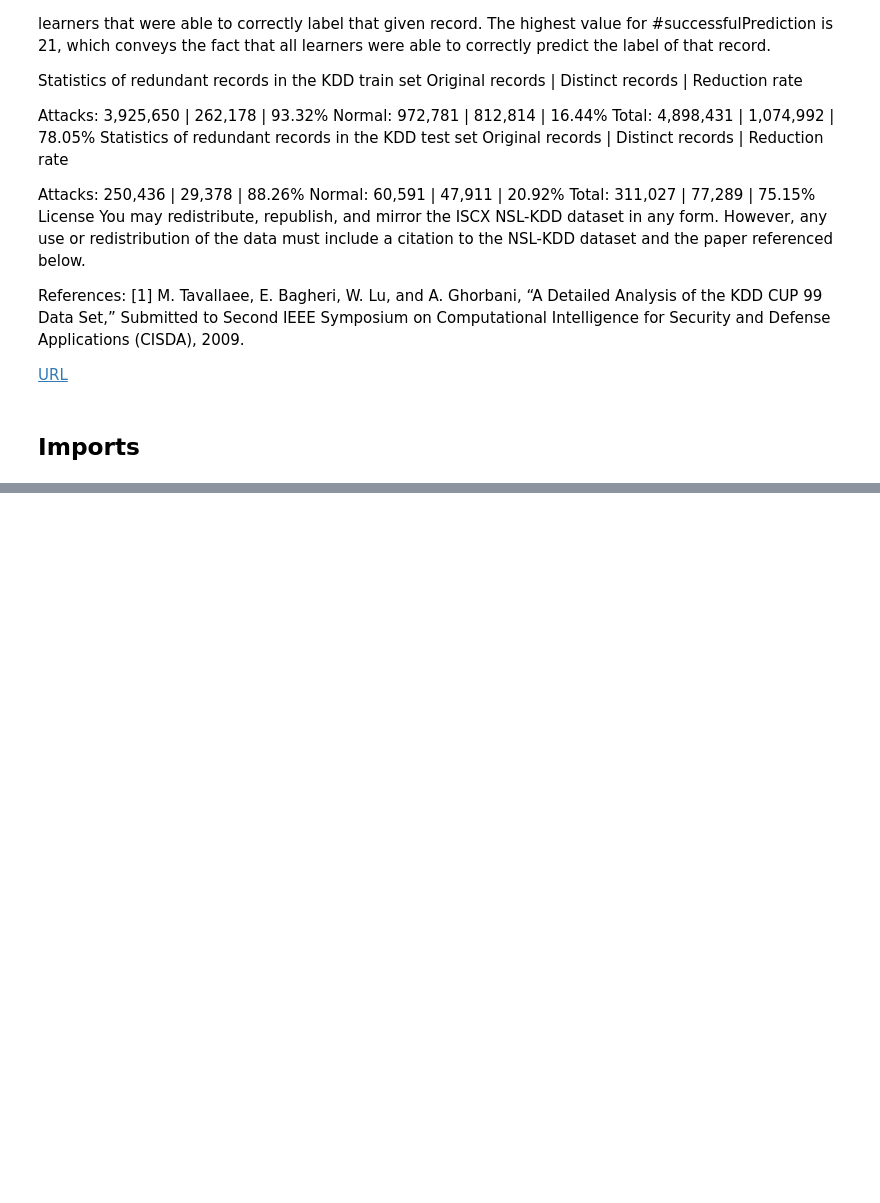
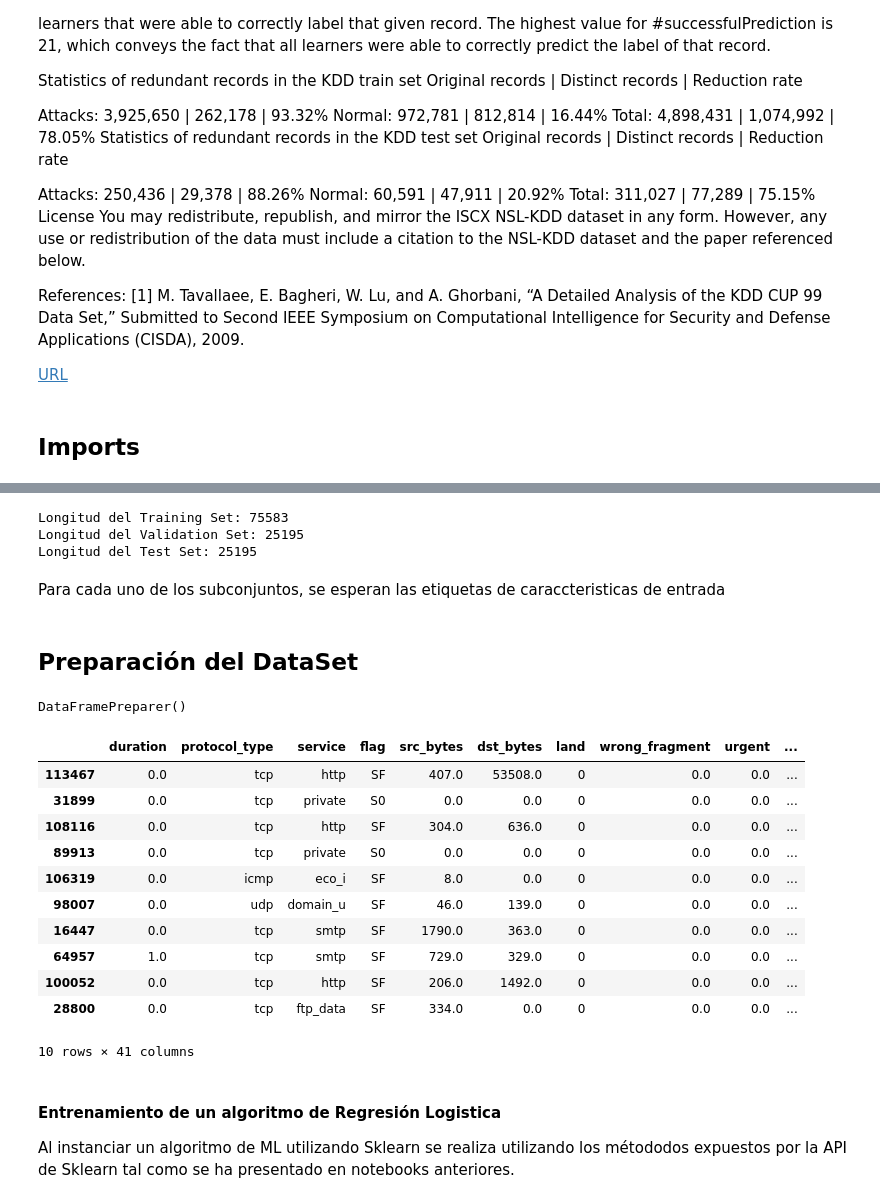
Before and after one commit to DiegoNoguez/Simulacion_Notebook, a Jupyter notebook: 10_Evaluacion_de_resultados.ipynb, the cells around one changed output, grey strips where cells are left out. Cells and saved outputs as stored; diff of their text form; code cells hidden in the pictures; blank space fills up the shorter version.

```diff
--- a/10_Evaluacion_de_resultados.ipynb
+++ b/10_Evaluacion_de_resultados.ipynb
@@ -72,0 +160,19 @@ from sklearn.base import BaseEstimator, TransformerMixin
+# %%
+train_set, val_set, test_set = train_val_test_split(df, stratify='protocol_type')
+print("Longitud del Training Set:", len(train_set))
+print("Longitud del Validation Set:", len(val_set))
+print("Longitud del Test Set:", len(test_set))
+# %% [output]
+Longitud del Training Set: 75583
+Longitud del Validation Set: 25195
+Longitud del Test Set: 25195
+# %% [markdown]
+Para cada uno de los subconjuntos, se esperan las etiquetas de caraccteristicas de entrada
+# %%
+# Conjunto de datos general
+X_df = df.drop("class", axis=1)
+y_df = df["class"].copy()
+# %%
+# Conjunto de datos de entrenamineto
+X_train = train_set.drop("class", axis=1)
+y_train = train_set["class"].copy()
@@ -72,0 +187,28 @@ from sklearn.base import BaseEstimator, TransformerMixin
+# %% [markdown]
+## Preparación del DataSet
+# %%
+# Instancear el transformador personalizado
+data_preparer = DataFramePreparer()
+# %%
+# Hacer el fit con el DataSet general para que adquiera
+# todos los valores posibles
+data_preparer.fit(X_df)
+# %% [output]
+DataFramePreparer()
+# %%
+# Transformar el Subconjunto de datos de entrenamiento
+X_train_prep = data_preparer.transform(X_train)
+X_train.head(10)
+# %% [output]
+|  | duration | protocol_type | service | flag | src_bytes | dst_bytes | land | wrong_fragment | urgent | ... |
+| 113467 | 0.0 | tcp | http | SF | 407.0 | 53508.0 | 0 | 0.0 | 0.0 | ... |
+| 31899 | 0.0 | tcp | private | S0 | 0.0 | 0.0 | 0 | 0.0 | 0.0 | ... |
+| 108116 | 0.0 | tcp | http | SF | 304.0 | 636.0 | 0 | 0.0 | 0.0 | ... |
+| 89913 | 0.0 | tcp | private | S0 | 0.0 | 0.0 | 0 | 0.0 | 0.0 | ... |
+| 106319 | 0.0 | icmp | eco_i | SF | 8.0 | 0.0 | 0 | 0.0 | 0.0 | ... |
+| 98007 | 0.0 | udp | domain_u | SF | 46.0 | 139.0 | 0 | 0.0 | 0.0 | ... |
+| 16447 | 0.0 | tcp | smtp | SF | 1790.0 | 363.0 | 0 | 0.0 | 0.0 | ... |
+| 64957 | 1.0 | tcp | smtp | SF | 729.0 | 329.0 | 0 | 0.0 | 0.0 | ... |
+| 100052 | 0.0 | tcp | http | SF | 206.0 | 1492.0 | 0 | 0.0 | 0.0 | ... |
+| 28800 | 0.0 | tcp | ftp_data | SF | 334.0 | 0.0 | 0 | 0.0 | 0.0 | ... |
+10 rows × 41 columns
@@ -72,0 +217,4 @@ from sklearn.base import BaseEstimator, TransformerMixin
+# %% [markdown]
+#### Entrenamiento de un algoritmo de Regresión Logistica
+
+Al instanciar un algoritmo de ML utilizando Sklearn se realiza utilizando los métododos expuestos por la API de Sklearn tal como se ha presentado en notebooks anteriores.
```
Also changed, not shown: parts of 15 cells of this notebook.
